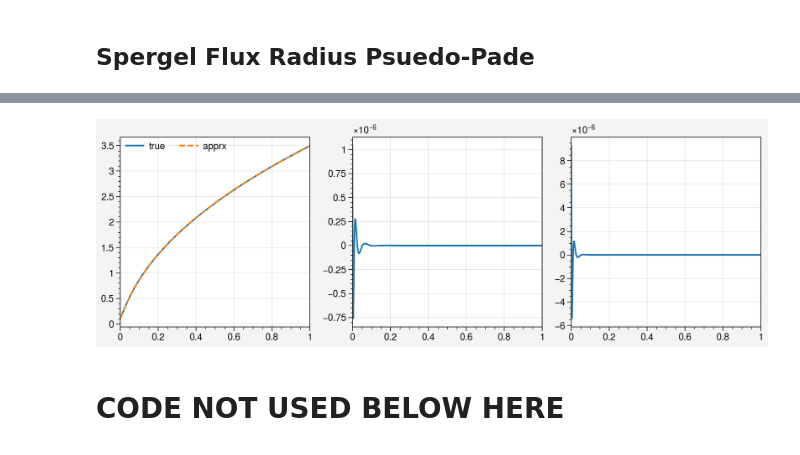
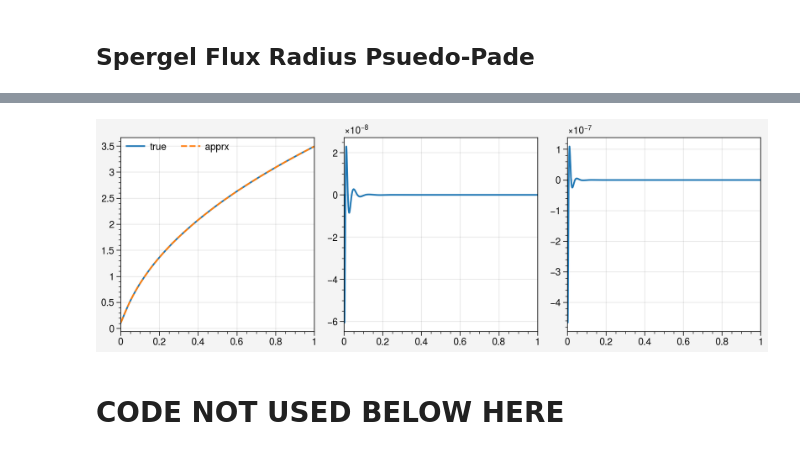
Before and after one commit to GalSim-developers/JAX-GalSim, a Jupyter notebook: dev/notebooks/spergel_hlr_flux_radius_approx.ipynb, the cells around one changed output, grey strips where cells are left out. Saved outputs shown, nothing was run; the diff lists cells and outputs as text; code cells hidden in the pictures.

Commit message:
perf: force zero at zero

```diff
--- a/dev/notebooks/spergel_hlr_flux_radius_approx.ipynb
+++ b/dev/notebooks/spergel_hlr_flux_radius_approx.ipynb
@@ -323,35 +332,27 @@ ff = 0.5
 NU_MIN = -0.85
 NU_MAX = 4.0
 EPS = 1e-5
-fr_max = _fun(NU_MAX, ff)
-fr_min = _fun(NU_MIN, ff)
+FR_MAX = float(_fun(NU_MAX, ff))
+FR_MIN = float(_fun(NU_MIN, ff))
 
 
 def _scale_nu(nu):
     return (nu - NU_MIN) / (NU_MAX - NU_MIN)
-    lnnu = jnp.log(nu - (NU_MIN - EPS))
-    return (lnnu - np.log(EPS)) / (np.log(NU_MAX - NU_MIN + EPS) - np.log(EPS))
 
 
 def _unscale_nu(snu):
     return snu * (NU_MAX - NU_MIN) + NU_MIN
-    # return expit(snu) * (nu_max - nu_min + 2 * eps) + (nu_min - eps)
-    lnnu = snu * (np.log(NU_MAX - NU_MIN + EPS) - np.log(EPS)) + np.log(EPS)
-    nu = jnp.exp(lnnu) + NU_MIN - EPS
-    return nu
 
 
 def _scale_fr(fr):
-    return (fr - fr_min) / (fr_max - fr_min)
-    # return np.log(fr)
-    # return logit((fr - (fr_min - eps)) / (fr_max - fr_min + 2 * eps))
+    return (fr - FR_MIN) / (FR_MAX - FR_MIN)
 
 
 def _unscale_fr(sfr):
-    return sfr * (fr_max - fr_min) + fr_min
-    # return np.exp(sfr)
-    # return expit(sfr) * (fr_max - fr_min + 2 * eps) + (fr_min - eps)
+    return sfr * (FR_MAX - FR_MIN) + FR_MIN
 
+
+ZERO_VAL = float(_scale_fr(FR_MIN))
 
 assert _unscale_nu(_scale_nu(1.0)) == 1.0
 
@@ -366,9 +367,15 @@ nu = nu[msk]
 fit_nu = _scale_nu(nu)
 fit_vals = _scale_fr(vals)
 
-m = 7
-n = m
-coeffs = _fit_pseudo_pade(fit_nu, fit_vals, m, n)
+m = 9
+n = m + 1
+coeffs = _fit_pseudo_pade(fit_nu, fit_vals, m, n, zero_val=ZERO_VAL)
+if ZERO_VAL is not None:
+    assert coeffs.shape[0] == m + n
+    assert _pade_func(0, coeffs, m, n, ZERO_VAL) == ZERO_VAL
+    assert _pade_func(0, coeffs, m, n, ZERO_VAL) == ZERO_VAL
+else:
+    assert coeffs.shape[0] == m + n + 1
 
 # print data
 pstr = textwrap.indent(
@@ -388,42 +395,47 @@ RATIONAL_POLY_VALS = np.array(
 
 NU_MIN = {NU_MIN}
 NU_MAX = {NU_MAX}
-FR_MIN = {fr_min}
-FR_MAX = {fr_max}
-EPS = {EPS}
+FR_MIN = {FR_MIN}
+FR_MAX = {FR_MAX}
 RATIONAL_POLY_M = {m}
 RATIONAL_POLY_N = {n}
+ZERO_VAL = {ZERO_VAL}
 
 
 def _scale_nu(nu):
     return (nu - NU_MIN) / (NU_MAX - NU_MIN)
-    lnnu = jnp.log(nu - (NU_MIN - EPS))
-    return (lnnu - np.log(EPS)) / (np.log(NU_MAX - NU_MIN + EPS) - np.log(EPS))
 
 
 def _unscale_fr(sfr):
     return sfr * (FR_MAX - FR_MIN) + FR_MIN
 
 
-@partial(jax.jit, static_argnames=("m", "n"))
-@partial(jnp.vectorize, excluded=(1, 2, 3))
-def _pade_func(x, coeffs, m, n):
-    p = jnp.polyval(coeffs[:m + 1], x)
-    q = jnp.polyval(
-        jnp.concatenate([coeffs[m + 1:], jnp.ones(1)], axis=0),
-        x,
-    )
-    return p / q
+@partial(jax.jit, static_argnames=("m", "n", "zero_val"))
+@partial(jnp.vectorize, excluded=(1, 2, 3, 4))
+def _pade_func(x, coeffs, m, n, zero_val):
+    if zero_val is not None:
+        pcoeffs = jnp.concatenate([coeffs[:m], jnp.ones(1) * zero_val], axis=0)
+        qcoeffs = jnp.concatenate([coeffs[m:], jnp.ones(1)], axis=0)
+    else:
+        pcoeffs = coeffs[: m + 1]
+        qcoeffs = jnp.concatenate([coeffs[m + 1 :], jnp.ones(1)], axis=0)
+    return jnp.polyval(pcoeffs, x) / jnp.polyval(qcoeffs, x)
 
 
 @jax.jit
 @jnp.vectorize
 def _spergel_hlr_pade(nu):
     \"\"\"A Pseudo-Pade approximation for the HLR of the Spergel profile as a function of nu.\"\"\"
-    return _unscale_fr(_pade_func(_scale_nu(nu), RATIONAL_POLY_VALS, RATIONAL_POLY_M, RATIONAL_POLY_N))
+    return _unscale_fr(
+        _pade_func(
+            _scale_nu(nu),
+            RATIONAL_POLY_VALS,
+            RATIONAL_POLY_M,
+            RATIONAL_POLY_N,
+            ZERO_VAL,
+        )
+    )
 """
-
-print(code_str)
 
 exec(code_str)
 
@@ -435,8 +447,6 @@ nu = nu[msk]
 
 apprx = _spergel_hlr_pade(nu)
 
-print("med abs error:", np.median(np.abs(apprx - vals)))
-print("max abs error:", np.max(np.abs(apprx - vals)))
 
 fig, axs = uplt.subplots(ncols=3, nrows=1, sharey=0)
 ax = axs[0]
@@ -449,4 +459,10 @@ ax.plot(_scale_nu(nu), apprx - vals)
 
 ax = axs[2]
 ax.plot(_scale_nu(nu), apprx / vals - 1)
+
+
+print("# rational function approximation for spergel HLR -> scale radius")
+print("# med abs error:", np.median(np.abs(apprx - vals)))
+print("# max abs error:", np.max(np.abs(apprx - vals)))
+print(code_str)
 # %% [output]
@@ -471,4 +486,4 @@ max abs error: 1.0386608133017283e-06
-[figure, old version]
+[figure, new version]
 # %%
 import jax.scipy.special as jspsp
 import scipy.special as spsp
```
Also changed, not shown: parts of 2 cells of this notebook, 1 other file.
